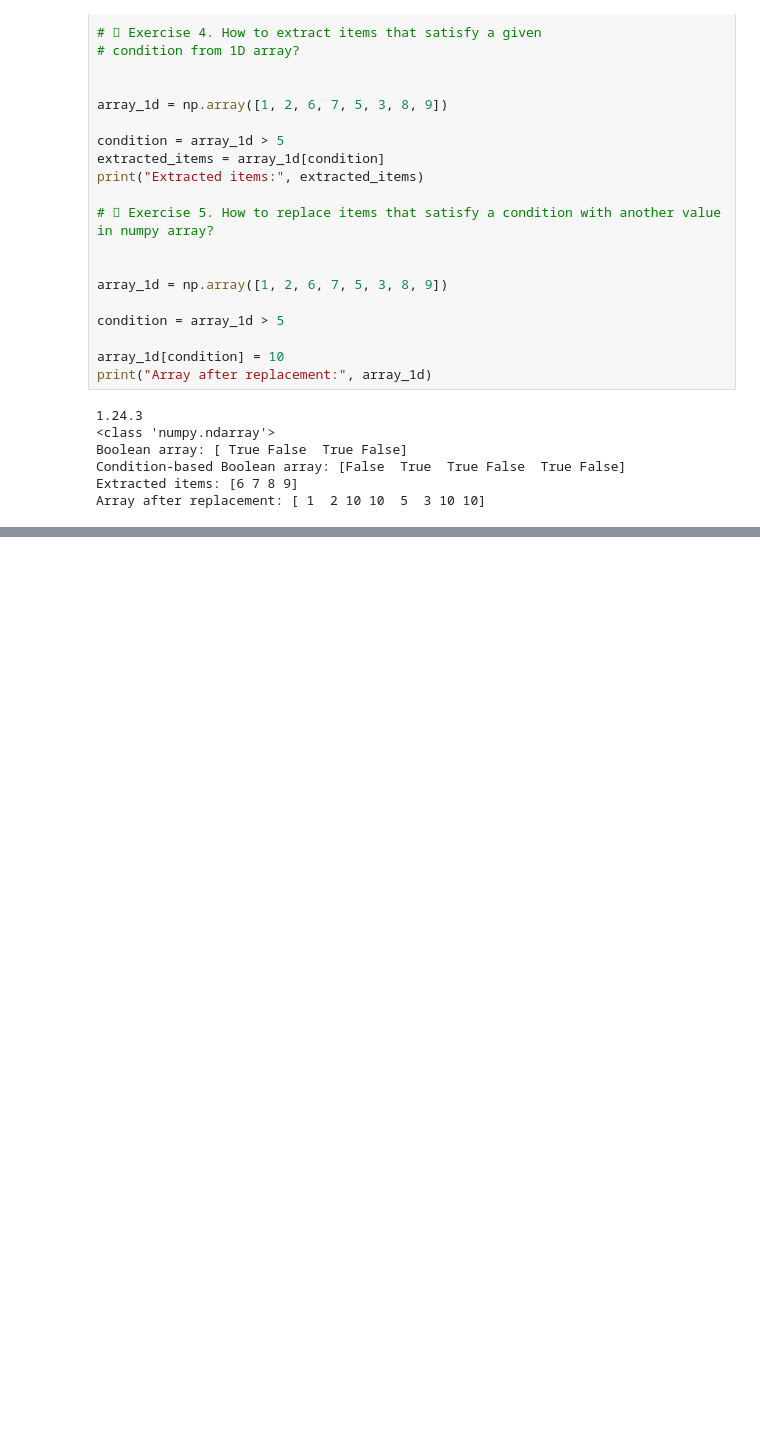
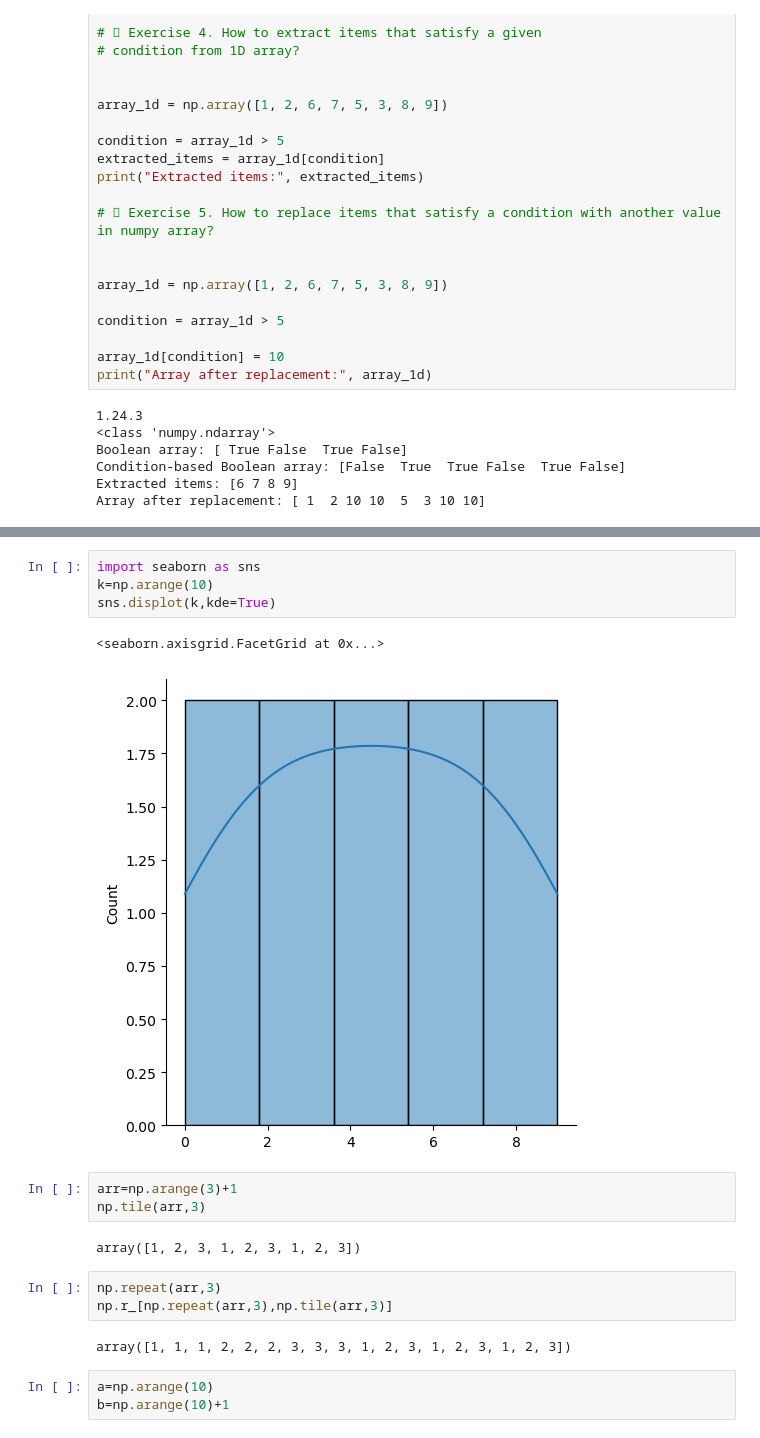
Before and after one commit to geeky-auro/TTL_CSE38, a Jupyter notebook: Assignment/Assignment-1/Assignment-5.ipynb, the cells around one changed output, grey strips where cells are left out. Drawn from its saved outputs; the diff is of its cells as text; blank space fills up the shorter version.

```diff
--- a/Assignment/Assignment-1/Assignment-5.ipynb
+++ b/Assignment/Assignment-1/Assignment-5.ipynb
@@ -241,0 +278,20 @@ Array after replacement: [ 1  2 10 10  5  3 10 10]
+# %%
+import seaborn as sns
+k=np.arange(10)
+sns.displot(k,kde=True)
+# %% [output]
+<seaborn.axisgrid.FacetGrid at 0x...>
+[figure, added]
+# %%
+arr=np.arange(3)+1
+np.tile(arr,3)
+# %% [output]
+array([1, 2, 3, 1, 2, 3, 1, 2, 3])
+# %%
+np.repeat(arr,3)
+np.r_[np.repeat(arr,3),np.tile(arr,3)]
+# %% [output]
+array([1, 1, 1, 2, 2, 2, 3, 3, 3, 1, 2, 3, 1, 2, 3, 1, 2, 3])
+# %%
+a=np.arange(10)
+b=np.arange(10)+1
```
Also changed, not shown: parts of 24 cells of this notebook, 5 other files.
